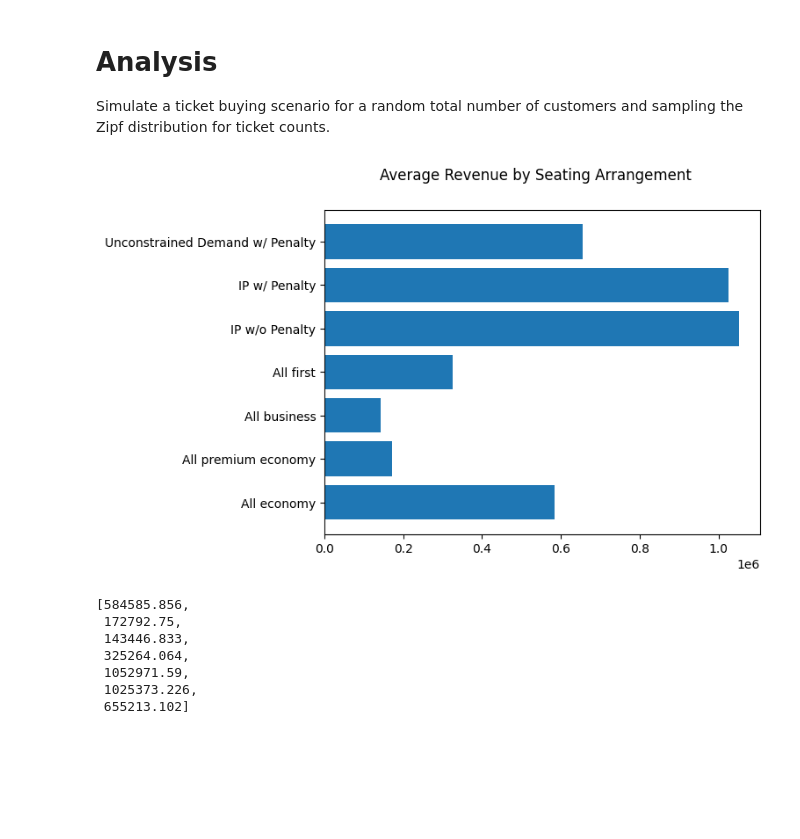
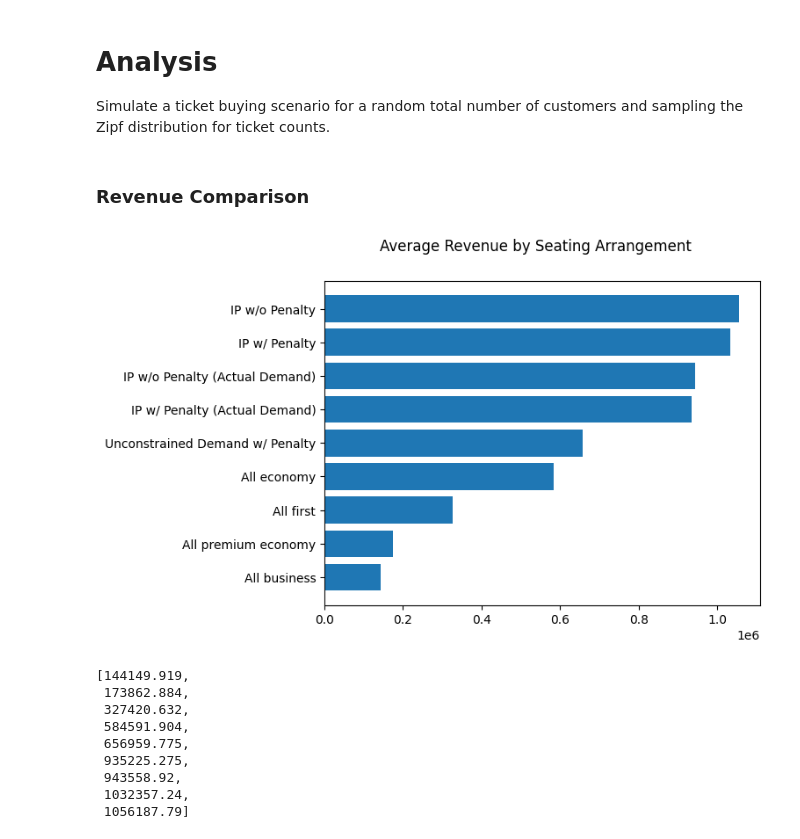
Before and after one commit to a-kong/math-441-project, a Jupyter notebook: report_code.ipynb, the cells around one changed output. Saved outputs shown, nothing was run; the diff lists cells and outputs as text; code cells hidden in the pictures; blank space fills up the shorter version.

```diff
--- a/report_code.ipynb
+++ b/report_code.ipynb
@@ -589,15 +601,6 @@ def simulate_revenue(seating_arrs, num_iters=1000):
 
     return np.average(total_revenues)
 # %%
-seating_arrs = {
-    "All economy": [1087, 0, 0, 0],
-    "All premium economy": [0, 883, 0, 0],
-    "All business": [0, 0, 390, 0],
-    "All first": [0, 0, 0, 222],
-    "IP w/o Penalty": [529, 244, 49, 25], # TODO: Put the real values
-    "IP w/ Penalty": [511, 218, 50, 24],
-    "Unconstrained Demand w/ Penalty": [13, 218, 105, 110]
-}
 
 def simulate_revenue_and_display(seating_arrs):
     """
@@ -627,14 +630,30 @@ def simulate_revenue_and_display(seating_arrs):
     plt.show()
 
     return avg_revenues;
-
-simulate_revenue_and_display(seating_arrs)
-# %% [output]
-[figure, removed]
-[584585.856,
- 172792.75,
- 143446.833,
- 325264.064,
- 1052971.59,
- 1025373.226,
- 655213.102]
+# %% [markdown]
+### Revenue Comparison
+# %%
+seating_arrs = {
+    "All business": [0, 0, 390, 0],
+    "All premium economy": [0, 883, 0, 0],
+    "All first": [0, 0, 0, 222],
+    "All economy": [1087, 0, 0, 0],
+    "Unconstrained Demand w/ Penalty": [13, 218, 105, 110],
+    "IP w/ Penalty (Actual Demand)": [777, 38, 60, 12],
+    "IP w/o Penalty (Actual Demand)": [825, 38, 60, 12],
+    "IP w/ Penalty": [511, 218, 50, 24],
+    "IP w/o Penalty": [529, 244, 49, 25], # TODO: Put the real values
+}
+
+simulate_revenue_and_display(seating_arrs)
+# %% [output]
+[figure, added]
+[144149.919,
+ 173862.884,
+ 327420.632,
+ 584591.904,
+ 656959.775,
+ 935225.275,
+ 943558.92,
+ 1032357.24,
+ 1056187.79]
```
Also changed, not shown: parts of 7 cells of this notebook, 1 other file.
